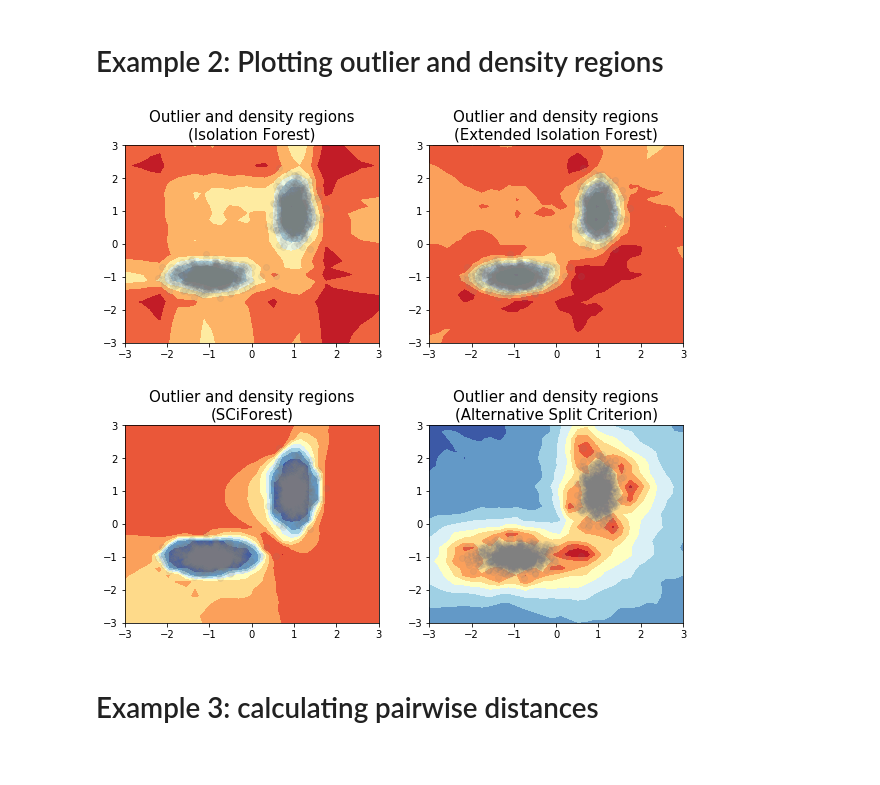
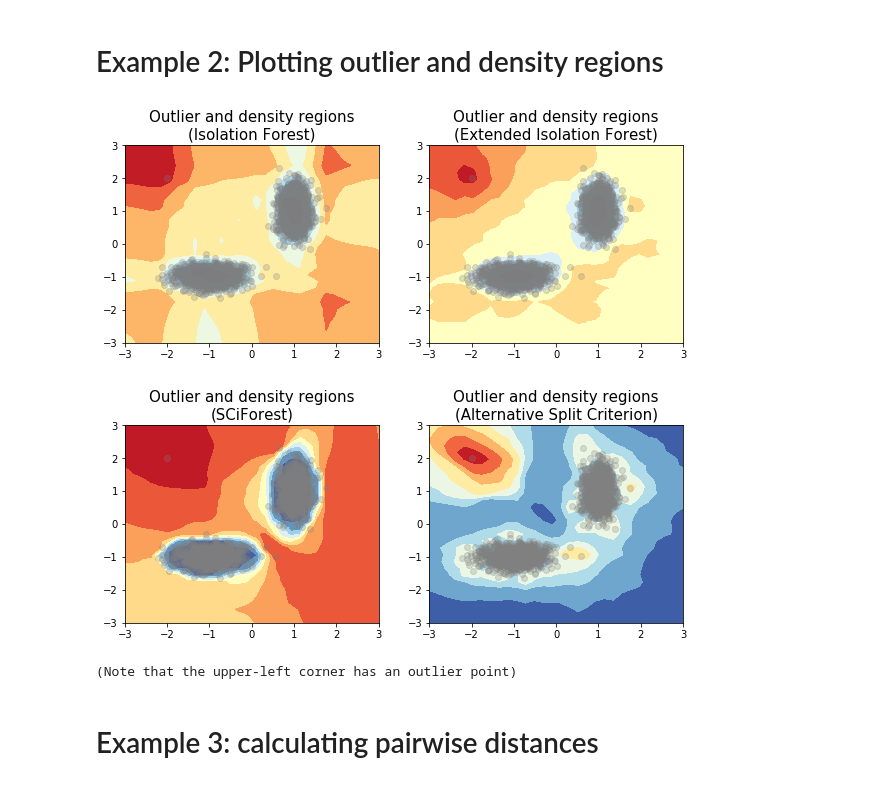
Before and after one commit to david-cortes/isotree, a Jupyter notebook: example/isotree_example.ipynb, the cells around one changed output. Cells and saved outputs as stored; diff of their text form; code cells hidden in the pictures.

```diff
--- a/example/isotree_example.ipynb
+++ b/example/isotree_example.ipynb
@@ -43,6 +43,10 @@ group2 = pd.DataFrame({
     "y" : np.random.normal(loc=+1, scale=.4, size = 1000),
 })
 X = pd.concat([group1, group2], ignore_index=True)
+
+### Now add an obvious outlier
+### (As an interesting test, remove it and see what happens)
+X = X.append(pd.DataFrame({"x" : [-2], "y" : [2]}), ignore_index = True)
 
 ### Single-variable Isolatio Forest
 iso_simple = IsolationForest(ndim=1, ntrees=100, prob_pick_pooled_gain=0)
@@ -59,39 +63,42 @@ iso_sci.fit(X)
 ### Alternative split criterion
 iso_alt = IsolationForest(ndim=2, ntrees=100, prob_pick_avg_gain=0, prob_pick_pooled_gain=1)
 iso_alt.fit(X)
 
 pts = np.linspace(-3, 3, 30)
 space = np.array( np.meshgrid(pts, pts) ).reshape((2, -1)).T
 Z_sim = iso_simple.predict(space)
 Z_ext = iso_ext.predict(space)
 Z_sci = iso_sci.predict(space)
 Z_alt = iso_alt.predict(space)
 
 xx, yy = np.meshgrid(pts, pts)
 plt.subplot(2, 2, 1)
 plt.contourf(xx, yy, Z_sim.reshape((30, 30)), cmap = 'RdYlBu_r')
-plt.scatter(X.x, X.y, c='gray', alpha=.1)
+plt.scatter(X.x, X.y, c='gray', alpha=.25)
 plt.title("Outlier and density regions\n(Isolation Forest)", fontsize=15)
 
 plt.subplot(2, 2, 2)
 plt.contourf(xx, yy, Z_ext.reshape((30, 30)), cmap = 'RdYlBu_r')
-plt.scatter(X.x, X.y, c='gray', alpha=.1)
+plt.scatter(X.x, X.y, c='gray', alpha=.25)
 plt.title("Outlier and density regions\n(Extended Isolation Forest)", fontsize=15)
 plt.show()
 
 plt.subplot(2, 2, 3)
 plt.contourf(xx, yy, Z_sci.reshape((30, 30)), cmap = 'RdYlBu_r')
-plt.scatter(X.x, X.y, c='gray', alpha=.1)
+plt.scatter(X.x, X.y, c='gray', alpha=.25)
 plt.title("Outlier and density regions\n(SCiForest)", fontsize=15)
 
 plt.subplot(2, 2, 4)
 plt.contourf(xx, yy, Z_alt.reshape((30, 30)), cmap = 'RdYlBu_r')
-plt.scatter(X.x, X.y, c='gray', alpha=.1)
+plt.scatter(X.x, X.y, c='gray', alpha=.25)
 plt.title("Outlier and density regions\n(Alternative Split Criterion)", fontsize=15)
 plt.show()
+
+print("(Note that the upper-left corner has an outlier point)")
 # %% [output]
-[figure, old version]
+[figure, new version]
-[figure, old version]
+[figure, new version]
+(Note that the upper-left corner has an outlier point)
 # %% [markdown]
 # Example 3: calculating pairwise distances
 # %%
```
Also changed, not shown: parts of 2 cells of this notebook, 3 other files.
